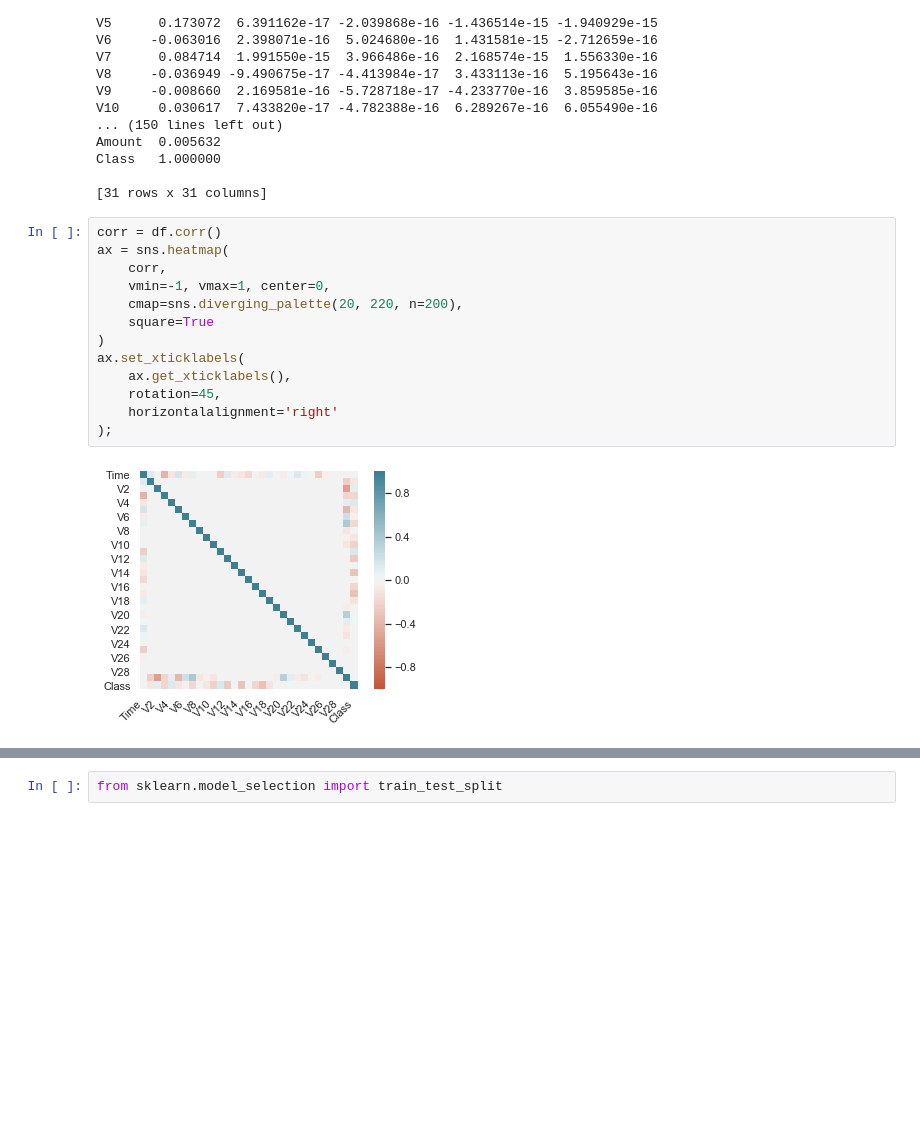
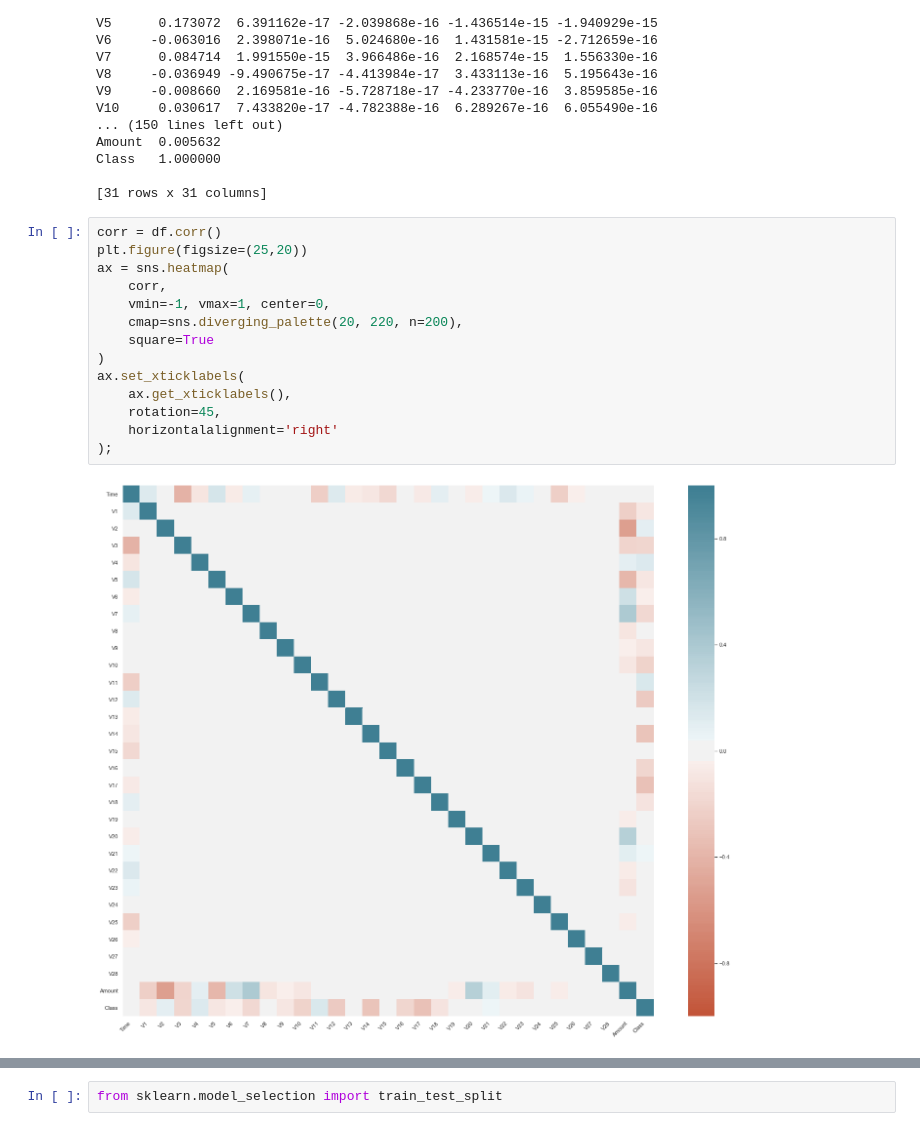
Before and after one commit to nithinreganti/Credit-card-fraud-analysis-using-various-sampling-techniques, a Jupyter notebook: Credit card fraud Analysis.ipynb, the cells around one changed output, grey strips where cells are left out. Cells and saved outputs as stored; diff of their text form; blank space fills up the shorter version.

```diff
--- a/Credit card fraud Analysis.ipynb
+++ b/Credit card fraud Analysis.ipynb
@@ -71,17 +71,18 @@ Class   1.000000
 [31 rows x 31 columns]
 # %%
 corr = df.corr()
+plt.figure(figsize=(25,20))
 ax = sns.heatmap(
     corr,
     vmin=-1, vmax=1, center=0,
     cmap=sns.diverging_palette(20, 220, n=200),
     square=True
 )
 ax.set_xticklabels(
     ax.get_xticklabels(),
     rotation=45,
     horizontalalignment='right'
 );
 # %% [output]
-[figure, old version]
+[figure, new version]
 # %%
```
Also changed, not shown: parts of 6 cells of this notebook.
